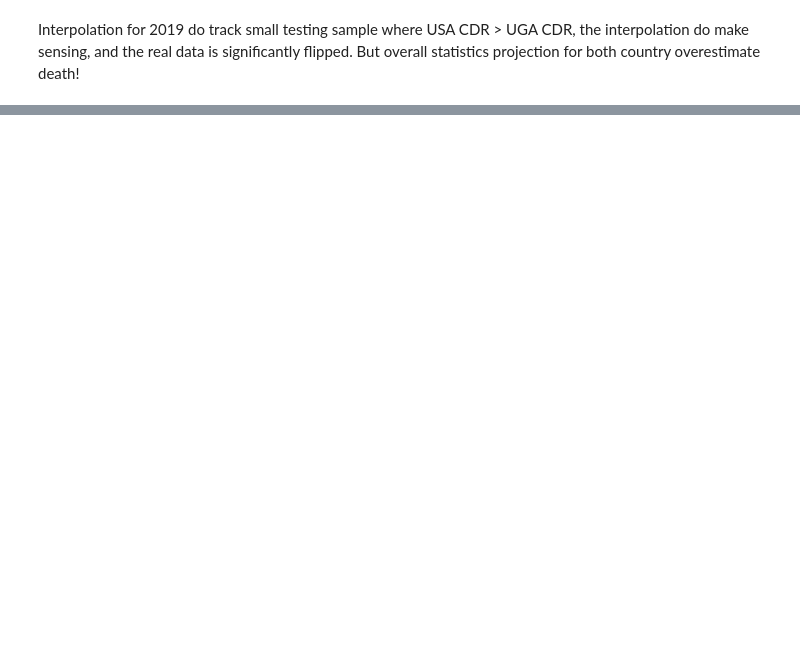
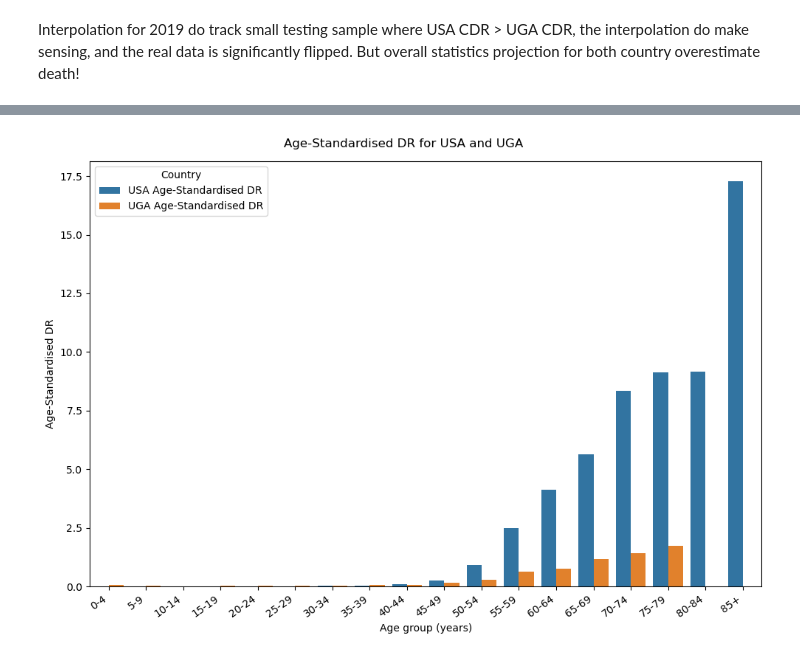
Before and after one commit to chrischank/owid-jds, a Jupyter notebook: notebooks/EDA.ipynb, the cells around one changed output, grey strips where cells are left out. Saved outputs shown, nothing was run; the diff lists cells and outputs as text; code cells hidden in the pictures; blank space fills up the shorter version.

```diff
--- a/notebooks/EDA.ipynb
+++ b/notebooks/EDA.ipynb
@@ -267,0 +314,6 @@ ASpec_COPD
+# %%
+ASpec_WHO = pd.merge(ASpec_COPD, USA_5years, on = "Age group (years)", how = "left")
+# %%
+ASpec_WHO["USA Age-Standardised DR"] = ASpec_WHO["Death rate, United States, 2019"]*(ASpec_WHO["USA Total Estimate (per 1,000)"]/np.sum(ASpec_WHO["USA Total Estimate (per 1,000)"]))
+
+ASpec_WHO
@@ -267,0 +340,8 @@ ASpec_COPD
+# %%
+# Since data were provided in units of thousands, no further unit conversion were needed
+# Minor adjustment on formatting were made on libreoffice
+UGA_5years.rename(columns = {"Unnamed: 1": "Age group (years)", "T.2": "UGA Total Estimate (per 1,000)"}, inplace = True)
+ASpec_WHO2 = pd.merge(ASpec_WHO, UGA_5years, on = "Age group (years)", how = "left")
+
+ASpec_WHO2["UGA Age-Standardised DR"] = ASpec_WHO2["Death rate, Uganda, 2019"]*(ASpec_WHO2["UGA Total Estimate (per 1,000)"]/np.sum(ASpec_WHO2["UGA Total Estimate (per 1,000)"]))
+ASpec_WHO2
@@ -267,0 +368,5 @@ ASpec_COPD
+# %%
+ASpec_l = pd.melt(ASpec_WHO2, id_vars="Age group (years)", value_vars=["USA Age-Standardised DR", "UGA Age-Standardised DR"],
+                  var_name="Country", value_name="Age-Standardised DR")
+
+ASpec_l
@@ -267,0 +391,16 @@ ASpec_COPD
+# %%
+# Plotting
+fig, ax = plt.subplots(figsize = (10, 7))
+
+sns.barplot(data = ASpec_l,
+            x = "Age group (years)", y = "Age-Standardised DR",
+            hue = "Country")
+
+plt.suptitle("Age-Standardised DR for USA and UGA")
+plt.xticks(rotation = 35, ha = "right")
+
+fig.tight_layout()
+plt.savefig("../docs/AStdDR_barplot.png")
+plt.show()
+# %% [output]
+[figure, added]
```
Also changed, not shown: parts of 16 cells of this notebook, 4 other files.
